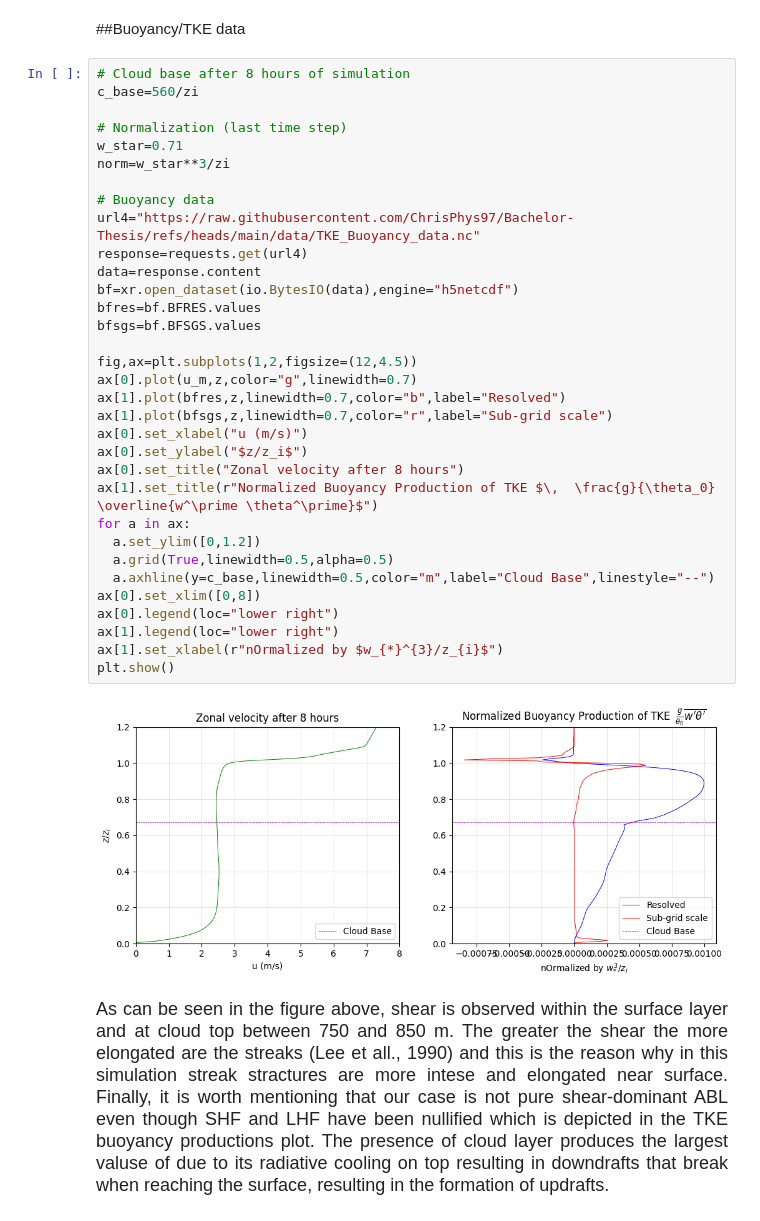
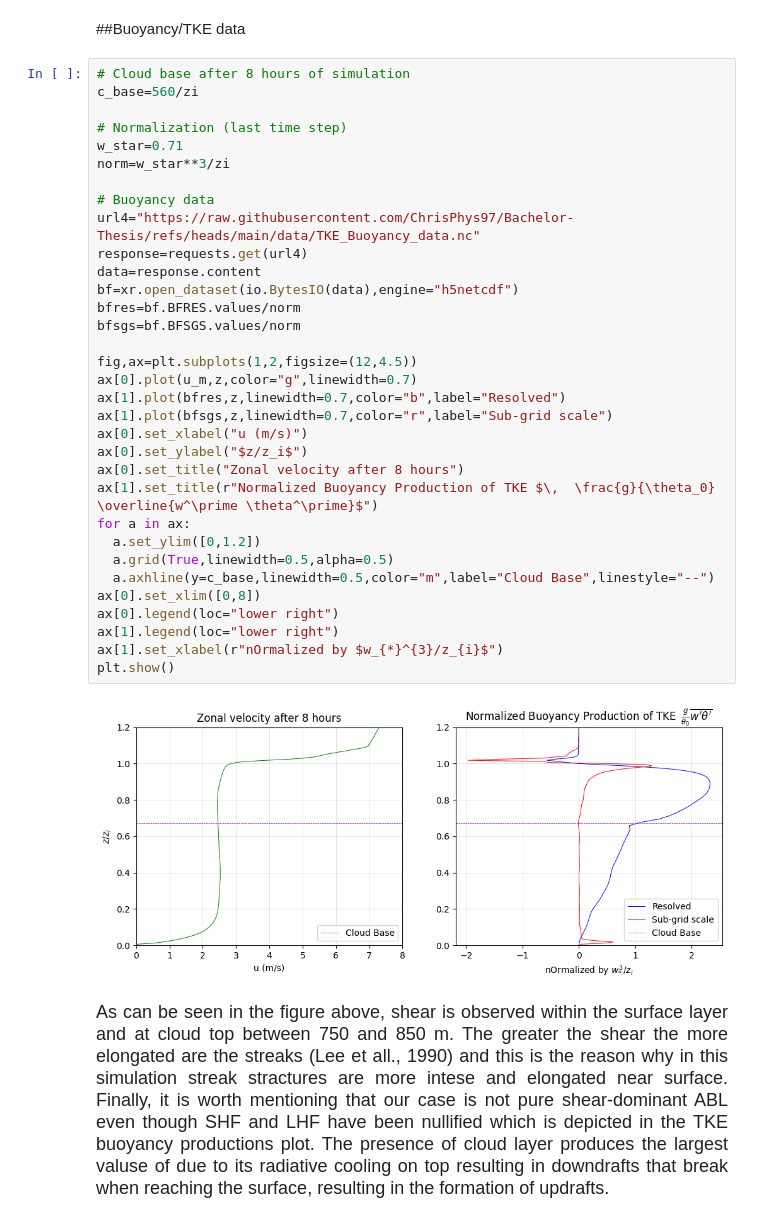
Before and after one commit to ChrisPhys97/Bachelor-Thesis, a Jupyter notebook: Data Visualization.ipynb, the cells around one changed output. Cells and saved outputs as stored; diff of their text form.

```diff
--- a/Data Visualization.ipynb
+++ b/Data Visualization.ipynb
@@ -144,36 +144,36 @@ Above the surface layer, streaks have spanwise width larger than the boundary la
 c_base=560/zi
 
 # Normalization (last time step)
 w_star=0.71
 norm=w_star**3/zi
 
 # Buoyancy data
 url4="https://raw.githubusercontent.com/ChrisPhys97/Bachelor-Thesis/refs/heads/main/data/TKE_Buoyancy_data.nc"
 response=requests.get(url4)
 data=response.content
 bf=xr.open_dataset(io.BytesIO(data),engine="h5netcdf")
-bfres=bf.BFRES.values
-bfsgs=bf.BFSGS.values
+bfres=bf.BFRES.values/norm
+bfsgs=bf.BFSGS.values/norm
 
 fig,ax=plt.subplots(1,2,figsize=(12,4.5))
 ax[0].plot(u_m,z,color="g",linewidth=0.7)
 ax[1].plot(bfres,z,linewidth=0.7,color="b",label="Resolved")
 ax[1].plot(bfsgs,z,linewidth=0.7,color="r",label="Sub-grid scale")
 ax[0].set_xlabel("u (m/s)")
 ax[0].set_ylabel("$z/z_i$")
 ax[0].set_title("Zonal velocity after 8 hours")
 ax[1].set_title(r"Normalized Buoyancy Production of TKE $\,  \frac{g}{\theta_0} \overline{w^\prime \theta^\prime}$")
 for a in ax:
   a.set_ylim([0,1.2])
   a.grid(True,linewidth=0.5,alpha=0.5)
   a.axhline(y=c_base,linewidth=0.5,color="m",label="Cloud Base",linestyle="--")
 ax[0].set_xlim([0,8])
 ax[0].legend(loc="lower right")
 ax[1].legend(loc="lower right")
 ax[1].set_xlabel(r"nOrmalized by $w_{*}^{3}/z_{i}$")
 plt.show()
 # %% [output]
-[figure, old version]
+[figure, new version]
 # %% [markdown]
 <div style="text-align: justify;
 text-justify: inter-word; font-size: 18px;">
```
